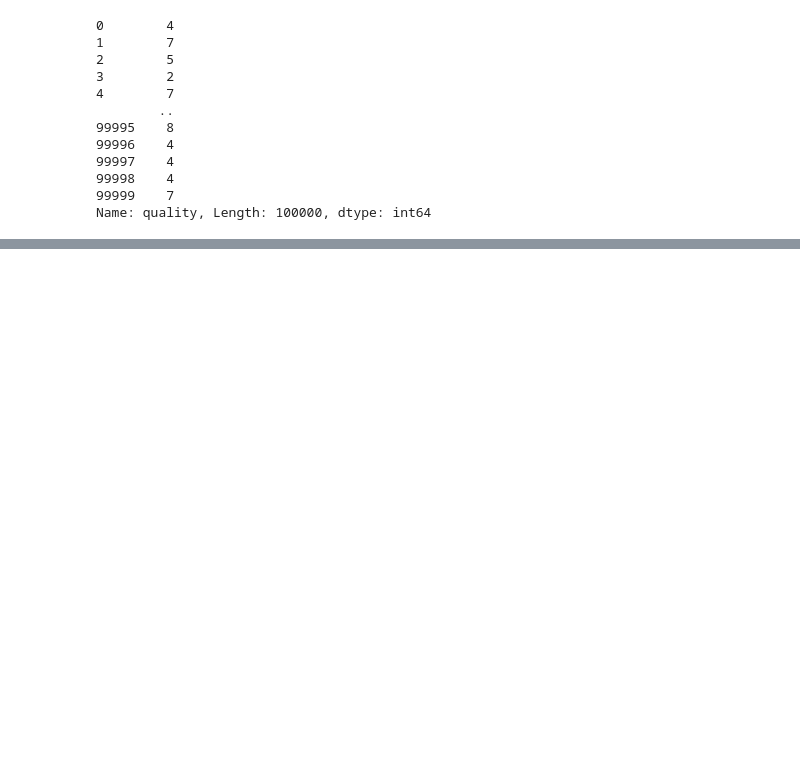
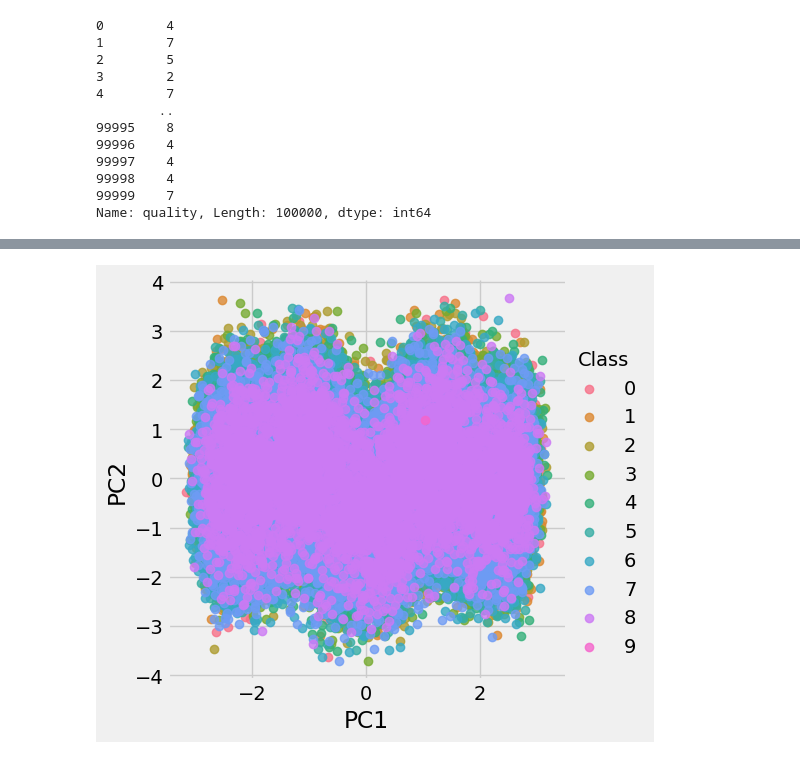
Before and after one commit to KDisme/PTDL, a Jupyter notebook: K-MEAN.ipynb, the cells around one changed output, grey strips where cells are left out. Cells and saved outputs as stored; diff of their text form; code cells hidden in the pictures; blank space fills up the shorter version.

```diff
--- a/K-MEAN.ipynb
+++ b/K-MEAN.ipynb
@@ -223,0 +303,15 @@ Name: quality, Length: 100000, dtype: int64
+# %%
+def pca_scatter(pca, standardised_values, classifs):
+    foo = pca.transform(standardised_values)
+    bar = pd.DataFrame(
+        data = {
+            'PC1': foo[:, 0],
+            'PC2': foo[:, 1],
+            'Class': classifs
+        }
+    )
+    sns.lmplot(x="PC1", y="PC2", data=bar, hue="Class", fit_reg=False)
+
+pca_scatter(pca, standardisedX, y)
+# %% [output]
+[figure, added]
```
Also changed, not shown: parts of 8 cells of this notebook.
